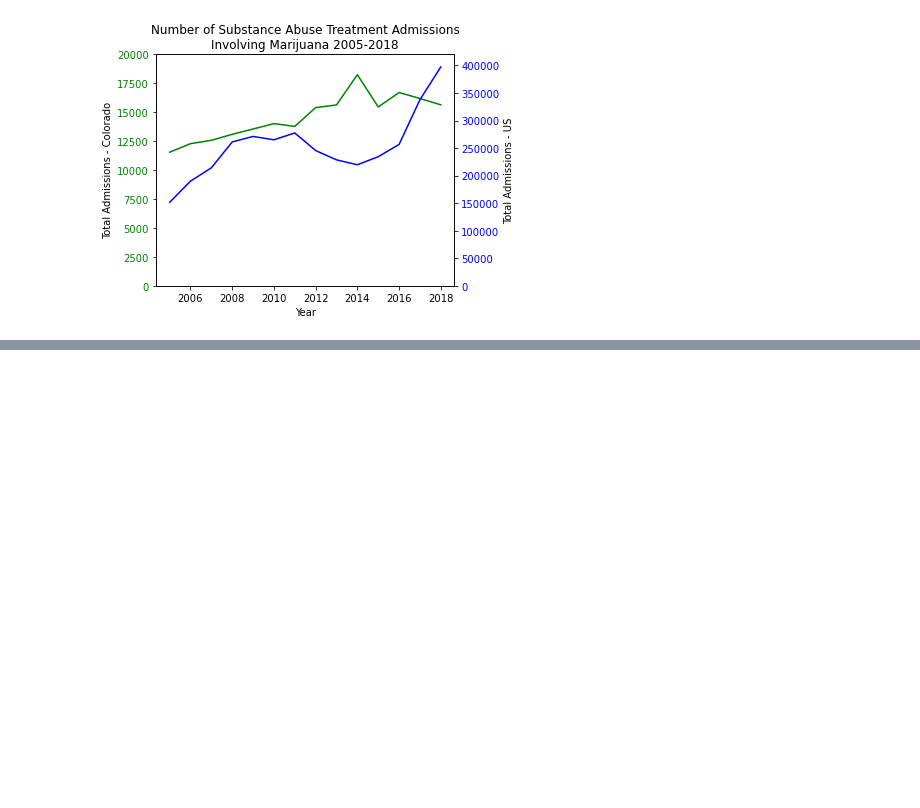
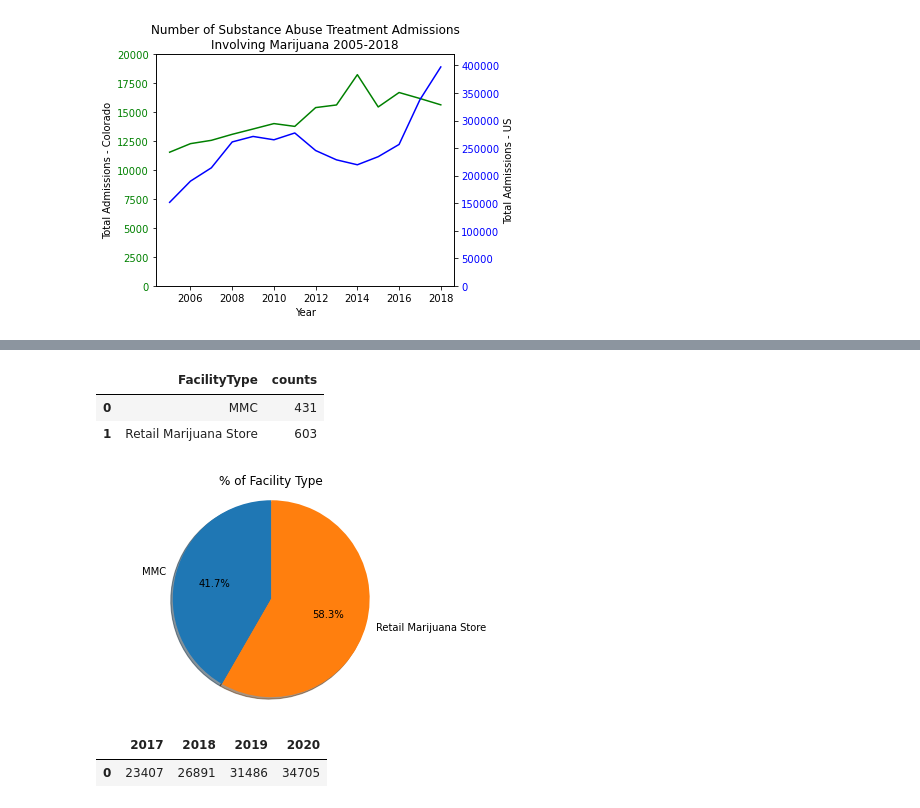
Before and after one commit to julieheadlee/bootcamp_quad, a Jupyter notebook: Colorado_cannabis_analysis.ipynb, the cells around one changed output, grey strips where cells are left out. Cells and saved outputs as stored; diff of their text form; code cells hidden in the pictures; blank space fills up the shorter version.

```diff
--- a/Colorado_cannabis_analysis.ipynb
+++ b/Colorado_cannabis_analysis.ipynb
@@ -149,0 +279,6 @@ plt.show()
+# %%
+# Read CSV
+CO_Medical = pd.read_csv("Data/Stores - Medical.csv")
+CO_Retail = pd.read_csv("Data/Stores - Retail.csv")
+Lat_Long = pd.read_csv("Data/us-zip-code-latitude-and-longitude.csv", sep=';')
+State_Employment = pd.read_csv("Data/EmploymentByState.csv")
@@ -149,0 +305,3 @@ plt.show()
+# %%
+CO_All_Types = pd.concat([CO_Retail, CO_Medical])
+CO_All_Types
@@ -149,0 +415,29 @@ plt.show()
+# %%
+CO_Facility_Weight = CO_All_Types.groupby(['FacilityType']).size().reset_index(name='counts')
+CO_Facility_Weight
+# %% [output]
+|  | FacilityType | counts |
+| 0 | MMC | 431 |
+| 1 | Retail Marijuana Store | 603 |
+# %%
+# Pie chart, where the slices will be ordered and plotted counter-clockwise:
+labels = CO_Facility_Weight['FacilityType']
+sizes = CO_Facility_Weight['counts']
+explode = (0,0)
+
+fig1, ax1 = plt.subplots()
+ax1.pie(sizes, explode=explode, labels=labels, autopct='%1.1f%%',
+        shadow=True, startangle=90)
+ax1.axis('equal')  # Equal aspect ratio ensures that pie is drawn as a circle.
+
+plt.title("% of Facility Type")
+plt.savefig('Images/FacilityPie.png', dpi=300)
+
+plt.show()
+# %% [output]
+[figure, added]
+# %%
+State_Employment
+# %% [output]
+|  | 2017 | 2018 | 2019 | 2020 |
+| 0 | 23407 | 26891 | 31486 | 34705 |
```
Also changed, not shown: parts of 27 cells of this notebook, 3 other files.
